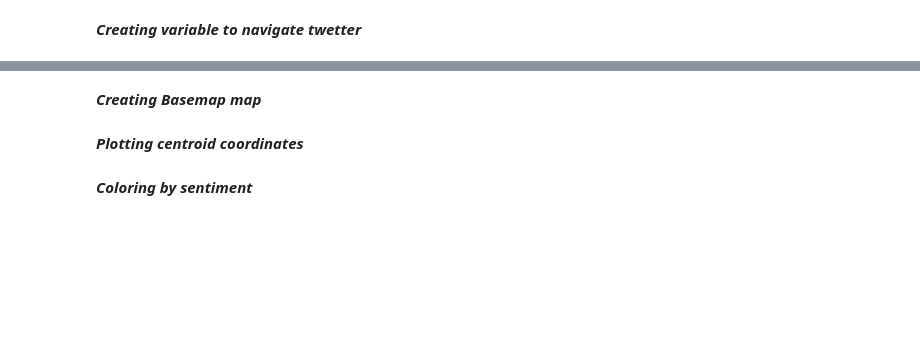
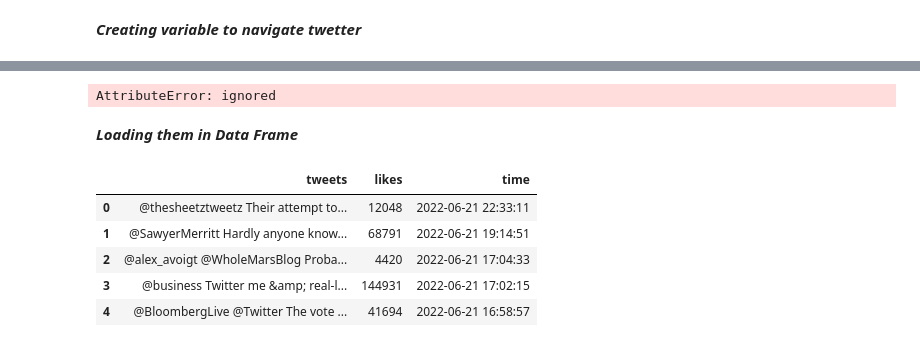
Before and after one commit to mrchapagain/SocialNetworkAnalytics, a Jupyter notebook: TwiteerDataAnalytics.ipynb, the cells around one changed output, grey strips where cells are left out. Cells and saved outputs as stored; diff of their text form; code cells hidden in the pictures; blank space fills up the shorter version.

```diff
--- a/TwiteerDataAnalytics.ipynb
+++ b/TwiteerDataAnalytics.ipynb
@@ -531,6 +53,30 @@ Toronto, ON
-# %% [markdown]
-***Creating Basemap map***
-# %% [markdown]
-***Plotting centroid coordinates***
-# %% [markdown]
-***Coloring by sentiment***
+# %%
+# Obtaining tweet from specific user account
+number_of_tweets = 200
+tweets = []
+likes = []
+time = []
+
+for i in tweepy.Cursor(api.user_timeline, id="elonmusk", tweet_mode="extended").items(number_of_tweets):
+  tweets.append(i.full_text)
+  likes.append(i.favorite_count)
+  time.append(i.created_at)
+  print(i.items())
+# %% [output]
+AttributeError: ignored
+# %% [markdown]
+***Loading them in Data Frame***
+# %%
+# save them as dataframe by passing variables as a columns
+df = pd.DataFrame({"tweets":tweets, "likes":likes, "time":time})
+df= df[~df.tweets.str.contains("RT")].reset_index(drop=True)
+#now lets make only tweets thats has not Re-Tweeted!
+
+df.head()
+# %% [output]
+|  | tweets | likes | time |
+| 0 | @thesheetztweetz Their attempt to... | 12048 | 2022-06-21 22:33:11 |
+| 1 | @SawyerMerritt Hardly anyone know... | 68791 | 2022-06-21 19:14:51 |
+| 2 | @alex_avoigt @WholeMarsBlog Proba... | 4420 | 2022-06-21 17:04:33 |
+| 3 | @business Twitter me &amp; real-l... | 144931 | 2022-06-21 17:02:15 |
+| 4 | @BloombergLive @Twitter The vote ... | 41694 | 2022-06-21 16:58:57 |
```
Also changed, not shown: parts of 34 cells of this notebook.
